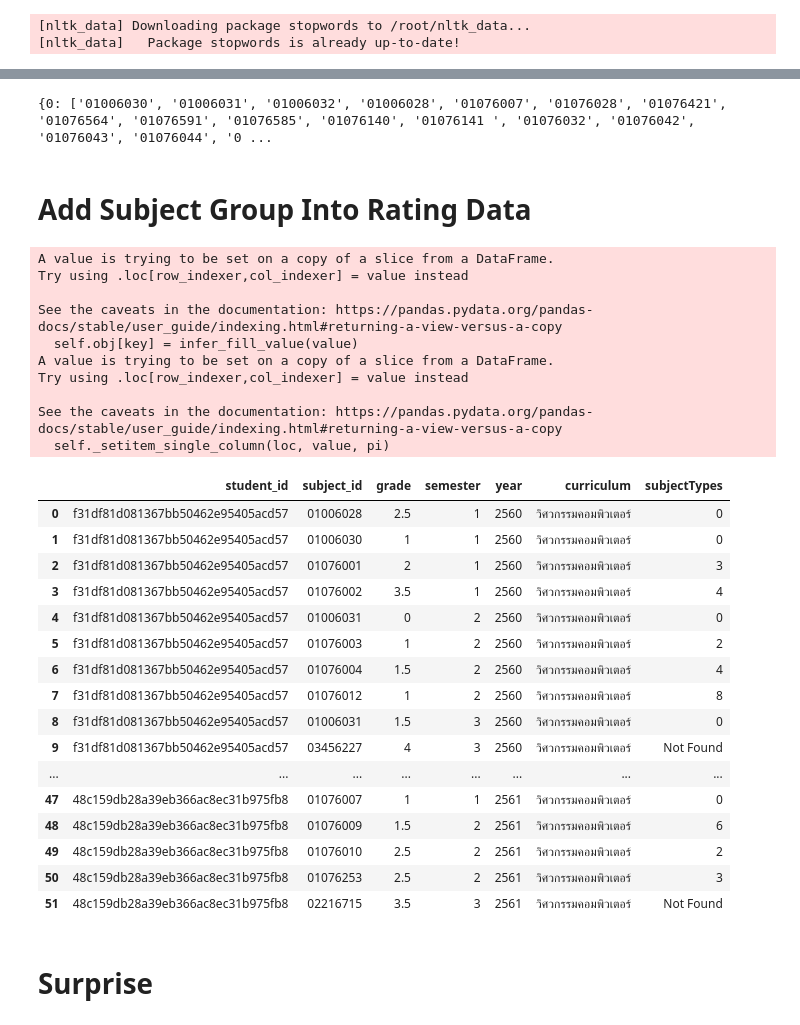
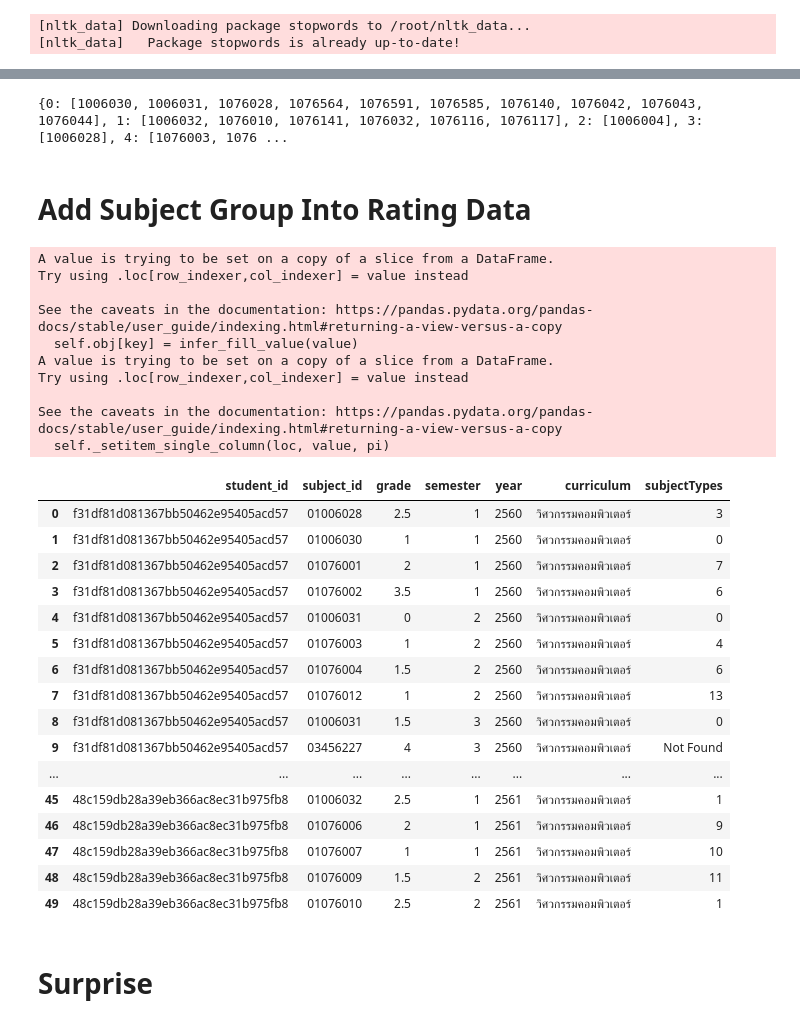
Before and after one commit to MashMaleLLO/Project_APS_CE_DEV, a Jupyter notebook: DataPrep_APS_CE.ipynb, the cells around one changed output, grey strips where cells are left out. Saved outputs shown, nothing was run; the diff lists cells and outputs as text; code cells hidden in the pictures.

```diff
--- a/DataPrep_APS_CE.ipynb
+++ b/DataPrep_APS_CE.ipynb
@@ -322,5 +322,7 @@ nlp = en_core_web_sm.load()
 [nltk_data]   Package stopwords is already up-to-date!
 # %%
 df_subject_pre_nlp = pd.read_csv('2560+2564.csv',dtype={1:'string'},encoding='TIS-620')
+df_subject_pre_nlp = df_subject_pre_nlp.drop_duplicates('subject_id', keep='first')
+df_subject_pre_nlp = df_subject_pre_nlp.reset_index()
 df_subject_pre_nlp
 # %% [output]
@@ -371,7 +373,7 @@ for i in range(len(all_docs)):
   check = 0
   sims = []
   if list(thisdict.keys()) == []:
-    thisdict[num] = [df_subject_pre_nlp.loc[df_subject_pre_nlp['id'] == i, 'subject_id'].iloc[0]]
+    thisdict[num] = [df_subject_pre_nlp.loc[df_subject_pre_nlp.index == i, 'subject_id'].iloc[0]]
     num += 1
   else:
     for x in thisdict:
@@ -382,61 +384,65 @@ for i in range(len(all_docs)):
     for x in thisdict:
       temp = df_subject_pre_nlp.loc[df_subject_pre_nlp['subject_id'] == thisdict[x][0], 'abstract'].iloc[0]
       sim = all_docs[i].similarity(nlp(temp))
-      if sim >= 0.87 and sim == maxsim:
-        thisdict[x].append(df_subject_pre_nlp.loc[df_subject_pre_nlp['id'] == i, 'subject_id'].iloc[0])
+      if sim >= 0.90 and sim == maxsim:
+        thisdict[x].append(df_subject_pre_nlp.loc[df_subject_pre_nlp.index == i, 'subject_id'].iloc[0])
         check = 1
         break
     if check != 1:
-      thisdict[num] = [df_subject_pre_nlp.loc[df['id'] == i, 'subject_id'].iloc[0]]
+      thisdict[num] = [df_subject_pre_nlp.loc[df_subject_pre_nlp.index == i, 'subject_id'].iloc[0]]
       num += 1
 print(thisdict)
 # %% [output]
-{0: ['01006030', '01006031', '01006032', '01006028', '01076007', '01076028', '01076421', '01076564', '01076591', '01076585', '01076140', '01076141 ', '01076032', '01076042', '01076043', '01076044', '0 ...
+{0: [1006030, 1006031, 1076028, 1076564, 1076591, 1076585, 1076140, 1076042, 1076043, 1076044], 1: [1006032, 1076010, 1076141, 1076032, 1076116, 1076117], 2: [1006004], 3: [1006028], 4: [1076003, 1076 ...
 # %% [markdown]
 # **Add Subject Group Into Rating Data**
 # %%
 def findSubjectType(subject_id):
   lisValue = list(thisdict.values())
   lisKeys = list(thisdict.keys())
   subTypes = "Not Found"
   for i in lisKeys:
-    if subject_id in thisdict[i]:
+    if int(subject_id) in thisdict[i]:
       subTypes = str(i)
   return subTypes
 
 for index, row in df_for_Com_Train.iterrows():
     subId = row['subject_id']
     df_for_Com_Train.at[index,'subjectTypes'] = findSubjectType(subId)
 
-df_for_Com_Train.head(50)
+for index, row in df_for_Com.iterrows():
+    subId = row['subject_id']
+    df_for_Com.at[index,'subjectTypes'] = findSubjectType(subId)
+
+df_for_Com.head(50)
 # %% [output]
 A value is trying to be set on a copy of a slice from a DataFrame.
 Try using .loc[row_indexer,col_indexer] = value instead
 
 See the caveats in the documentation: https://pandas.pydata.org/pandas-docs/stable/user_guide/indexing.html#returning-a-view-versus-a-copy
   self.obj[key] = infer_fill_value(value)
 A value is trying to be set on a copy of a slice from a DataFrame.
 Try using .loc[row_indexer,col_indexer] = value instead
 
 See the caveats in the documentation: https://pandas.pydata.org/pandas-docs/stable/user_guide/indexing.html#returning-a-view-versus-a-copy
   self._setitem_single_column(loc, value, pi)
 |  | student_id | subject_id | grade | semester | year | curriculum | subjectTypes |
-| 0 | f31df81d081367bb50462e95405acd57 | 01006028 | 2.5 | 1 | 2560 | วิศวกรรมคอมพิวเตอร์ | 0 |
+| 0 | f31df81d081367bb50462e95405acd57 | 01006028 | 2.5 | 1 | 2560 | วิศวกรรมคอมพิวเตอร์ | 3 |
 | 1 | f31df81d081367bb50462e95405acd57 | 01006030 | 1 | 1 | 2560 | วิศวกรรมคอมพิวเตอร์ | 0 |
-| 2 | f31df81d081367bb50462e95405acd57 | 01076001 | 2 | 1 | 2560 | วิศวกรรมคอมพิวเตอร์ | 3 |
-| 3 | f31df81d081367bb50462e95405acd57 | 01076002 | 3.5 | 1 | 2560 | วิศวกรรมคอมพิวเตอร์ | 4 |
+| 2 | f31df81d081367bb50462e95405acd57 | 01076001 | 2 | 1 | 2560 | วิศวกรรมคอมพิวเตอร์ | 7 |
+| 3 | f31df81d081367bb50462e95405acd57 | 01076002 | 3.5 | 1 | 2560 | วิศวกรรมคอมพิวเตอร์ | 6 |
 | 4 | f31df81d081367bb50462e95405acd57 | 01006031 | 0 | 2 | 2560 | วิศวกรรมคอมพิวเตอร์ | 0 |
-| 5 | f31df81d081367bb50462e95405acd57 | 01076003 | 1 | 2 | 2560 | วิศวกรรมคอมพิวเตอร์ | 2 |
-| 6 | f31df81d081367bb50462e95405acd57 | 01076004 | 1.5 | 2 | 2560 | วิศวกรรมคอมพิวเตอร์ | 4 |
-| 7 | f31df81d081367bb50462e95405acd57 | 01076012 | 1 | 2 | 2560 | วิศวกรรมคอมพิวเตอร์ | 8 |
+| 5 | f31df81d081367bb50462e95405acd57 | 01076003 | 1 | 2 | 2560 | วิศวกรรมคอมพิวเตอร์ | 4 |
+| 6 | f31df81d081367bb50462e95405acd57 | 01076004 | 1.5 | 2 | 2560 | วิศวกรรมคอมพิวเตอร์ | 6 |
+| 7 | f31df81d081367bb50462e95405acd57 | 01076012 | 1 | 2 | 2560 | วิศวกรรมคอมพิวเตอร์ | 13 |
 | 8 | f31df81d081367bb50462e95405acd57 | 01006031 | 1.5 | 3 | 2560 | วิศวกรรมคอมพิวเตอร์ | 0 |
 | 9 | f31df81d081367bb50462e95405acd57 | 03456227 | 4 | 3 | 2560 | วิศวกรรมคอมพิวเตอร์ | Not Found |
 | ... | ... | ... | ... | ... | ... | ... | ... |
-| 47 | 48c159db28a39eb366ac8ec31b975fb8 | 01076007 | 1 | 1 | 2561 | วิศวกรรมคอมพิวเตอร์ | 0 |
-| 48 | 48c159db28a39eb366ac8ec31b975fb8 | 01076009 | 1.5 | 2 | 2561 | วิศวกรรมคอมพิวเตอร์ | 6 |
-| 49 | 48c159db28a39eb366ac8ec31b975fb8 | 01076010 | 2.5 | 2 | 2561 | วิศวกรรมคอมพิวเตอร์ | 2 |
-| 50 | 48c159db28a39eb366ac8ec31b975fb8 | 01076253 | 2.5 | 2 | 2561 | วิศวกรรมคอมพิวเตอร์ | 3 |
-| 51 | 48c159db28a39eb366ac8ec31b975fb8 | 02216715 | 3.5 | 3 | 2561 | วิศวกรรมคอมพิวเตอร์ | Not Found |
+| 45 | 48c159db28a39eb366ac8ec31b975fb8 | 01006032 | 2.5 | 1 | 2561 | วิศวกรรมคอมพิวเตอร์ | 1 |
+| 46 | 48c159db28a39eb366ac8ec31b975fb8 | 01076006 | 2 | 1 | 2561 | วิศวกรรมคอมพิวเตอร์ | 9 |
+| 47 | 48c159db28a39eb366ac8ec31b975fb8 | 01076007 | 1 | 1 | 2561 | วิศวกรรมคอมพิวเตอร์ | 10 |
+| 48 | 48c159db28a39eb366ac8ec31b975fb8 | 01076009 | 1.5 | 2 | 2561 | วิศวกรรมคอมพิวเตอร์ | 11 |
+| 49 | 48c159db28a39eb366ac8ec31b975fb8 | 01076010 | 2.5 | 2 | 2561 | วิศวกรรมคอมพิวเตอร์ | 1 |
 # %% [markdown]
 # **Surprise**
 # %%
```
Also changed, not shown: parts of 29 cells of this notebook.
